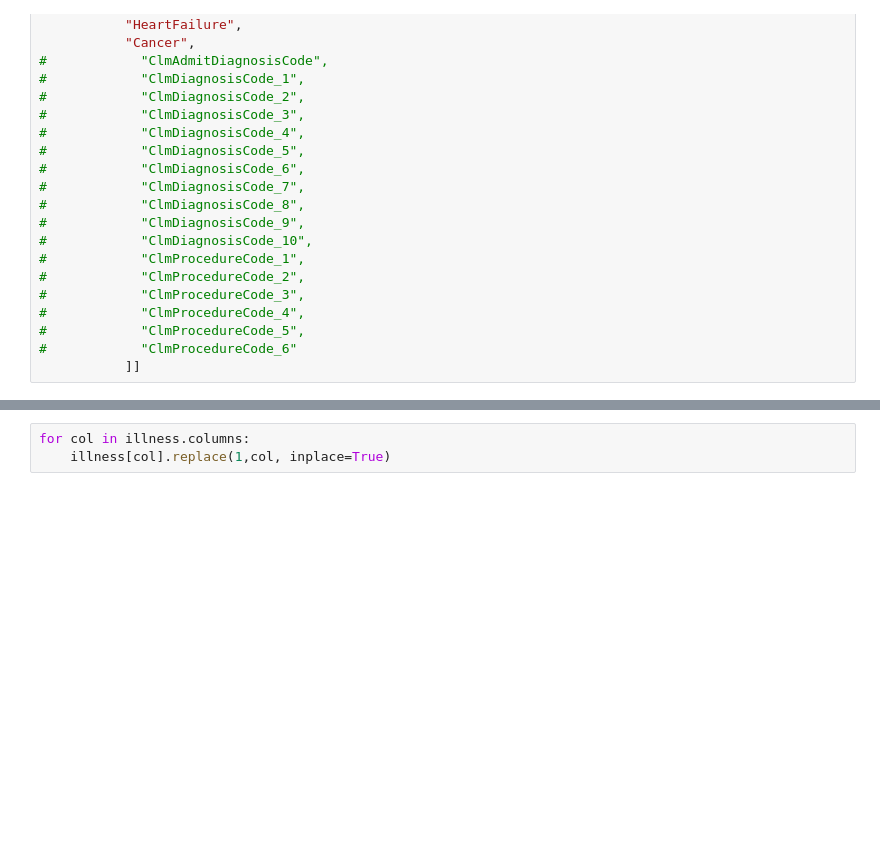
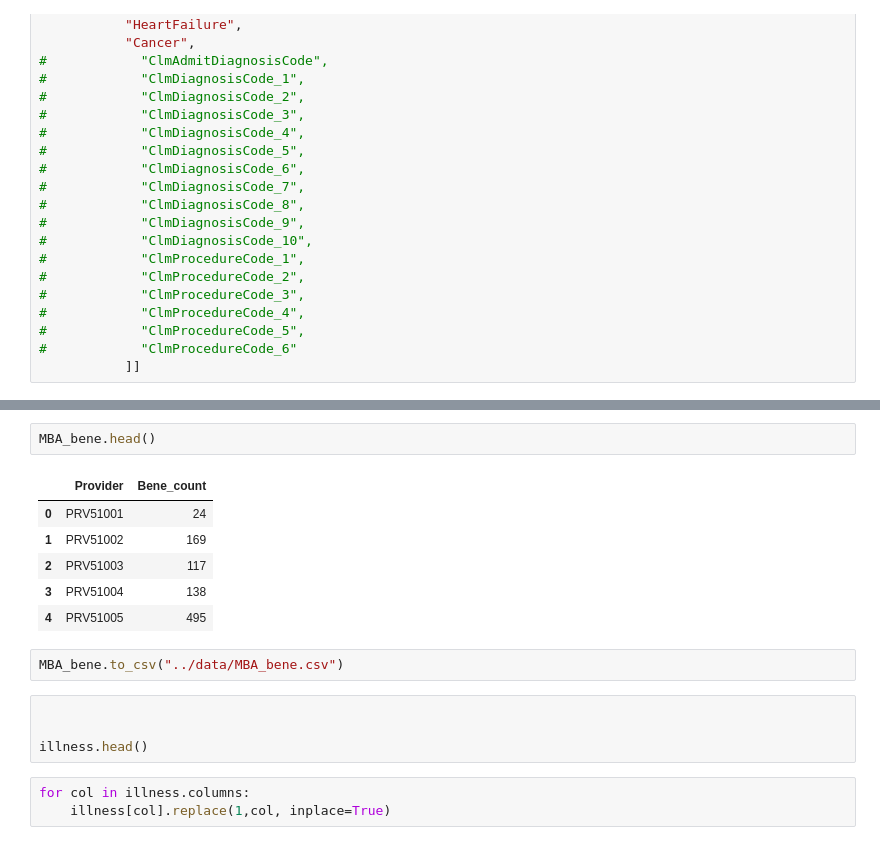
Before and after one commit to DebLeong/HealthCareCapstone, a Jupyter notebook: deb/Market Basket Analysis - illness2.ipynb, the cells around one changed output, grey strips where cells are left out. Cells and saved outputs as stored; diff of their text form; blank space fills up the shorter version.

```diff
--- a/deb/Market Basket Analysis - illness2.ipynb
+++ b/deb/Market Basket Analysis - illness2.ipynb
@@ -106,3 +153,18 @@ illness.head()
+# %%
+MBA_bene.head()
+# %% [output]
+|  | Provider | Bene_count |
+| 0 | PRV51001 | 24 |
+| 1 | PRV51002 | 169 |
+| 2 | PRV51003 | 117 |
+| 3 | PRV51004 | 138 |
+| 4 | PRV51005 | 495 |
+# %%
+MBA_bene.to_csv("../data/MBA_bene.csv")
+# %%
+
+
+illness.head()
 # %%
 for col in illness.columns:
     illness[col].replace(1,col, inplace=True)
```
Also changed, not shown: parts of 12 cells of this notebook, 2 other files.
